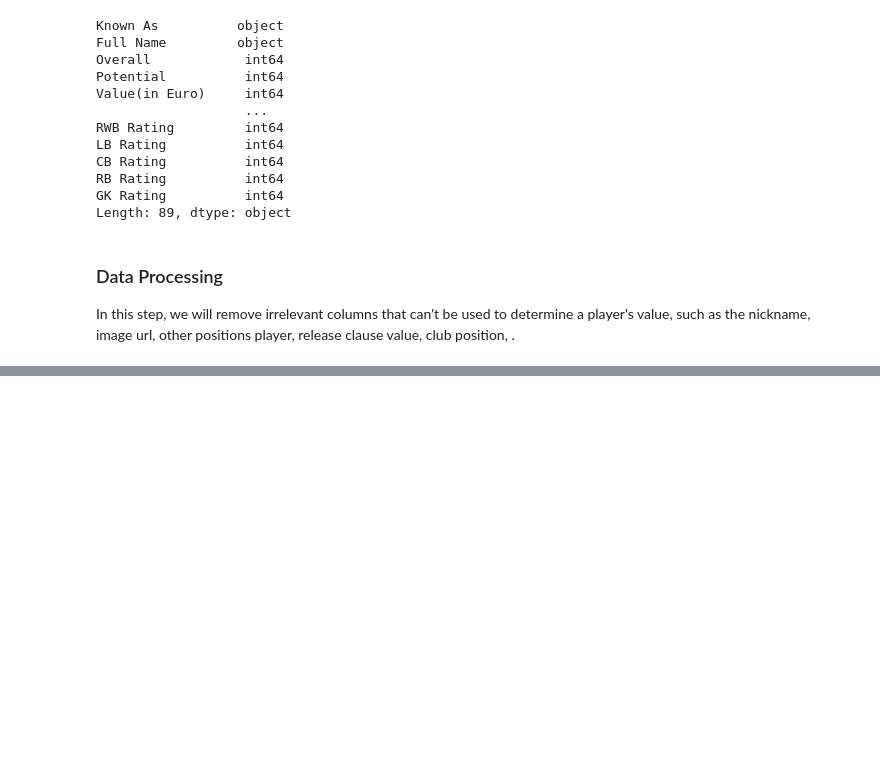
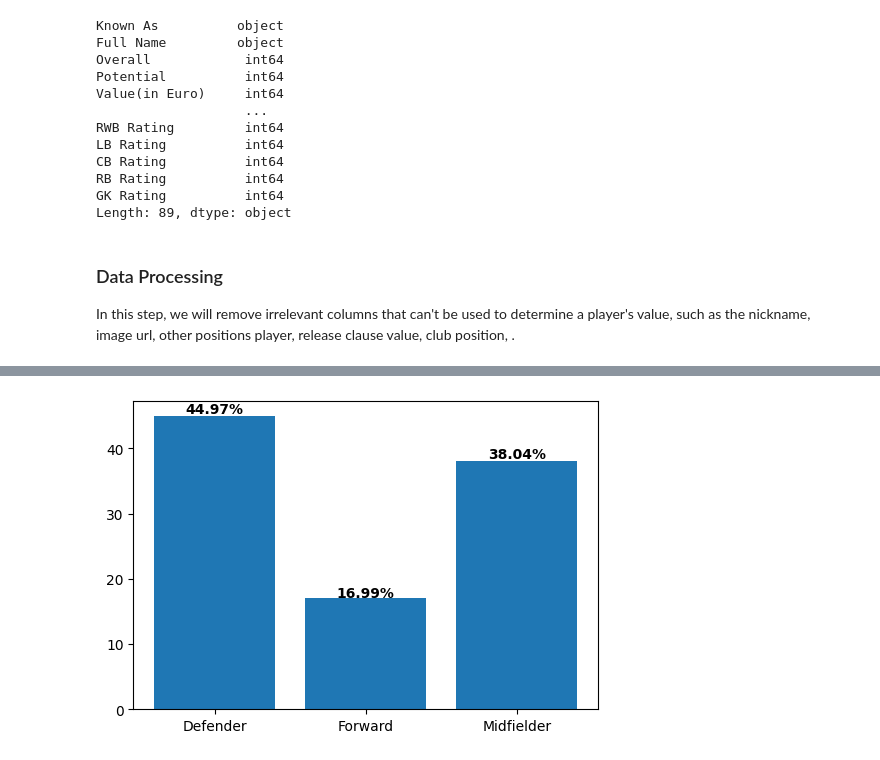
Before and after one commit to bradleyiversen21/ITEC4700_FinalProject, a Jupyter notebook: Project_Notebook.ipynb, the cells around one changed output, grey strips where cells are left out. Cells and saved outputs as stored; diff of their text form; code cells hidden in the pictures; blank space fills up the shorter version.

```diff
--- a/Project_Notebook.ipynb
+++ b/Project_Notebook.ipynb
@@ -143,0 +235,36 @@ dtype: int64
+# %%
+total_players = df['position'].count()
+
+position_count_df = df.groupby(['position']).size().to_frame('size')
+position_count_df.sort_values(by = 'position', ascending = False).reset_index()
+
+# compute percentage of each format
+percentage = []
+
+for i in range(position_count_df.shape[0]):
+    pct = (position_count_df.iloc[i]['size'] / total_players) * 100
+    percentage.append(round(pct, 2))
+
+position_count_df['Percentage'] = percentage
+
+
+# depict illustration
+plt.figure(figsize=(6, 4))
+colors_list = ['Red','Orange', 'Blue', 'Purple']
+graph = plt.bar(['Defender', 'Forward', 'Midfielder'], position_count_df['Percentage'])
+
+
+i = 0
+for p in graph:
+    width = p.get_width()
+    height = p.get_height()
+    x, y = p.get_xy()
+    plt.text(x+width/2,
+             y+height*1.01,
+             str(position_count_df.iloc[i]['Percentage'])+'%',
+             ha='center',
+             weight='bold')
+    i+=1
+plt.show()
+# %% [output]
+[figure, added]
```
Also changed, not shown: parts of 17 cells of this notebook.
